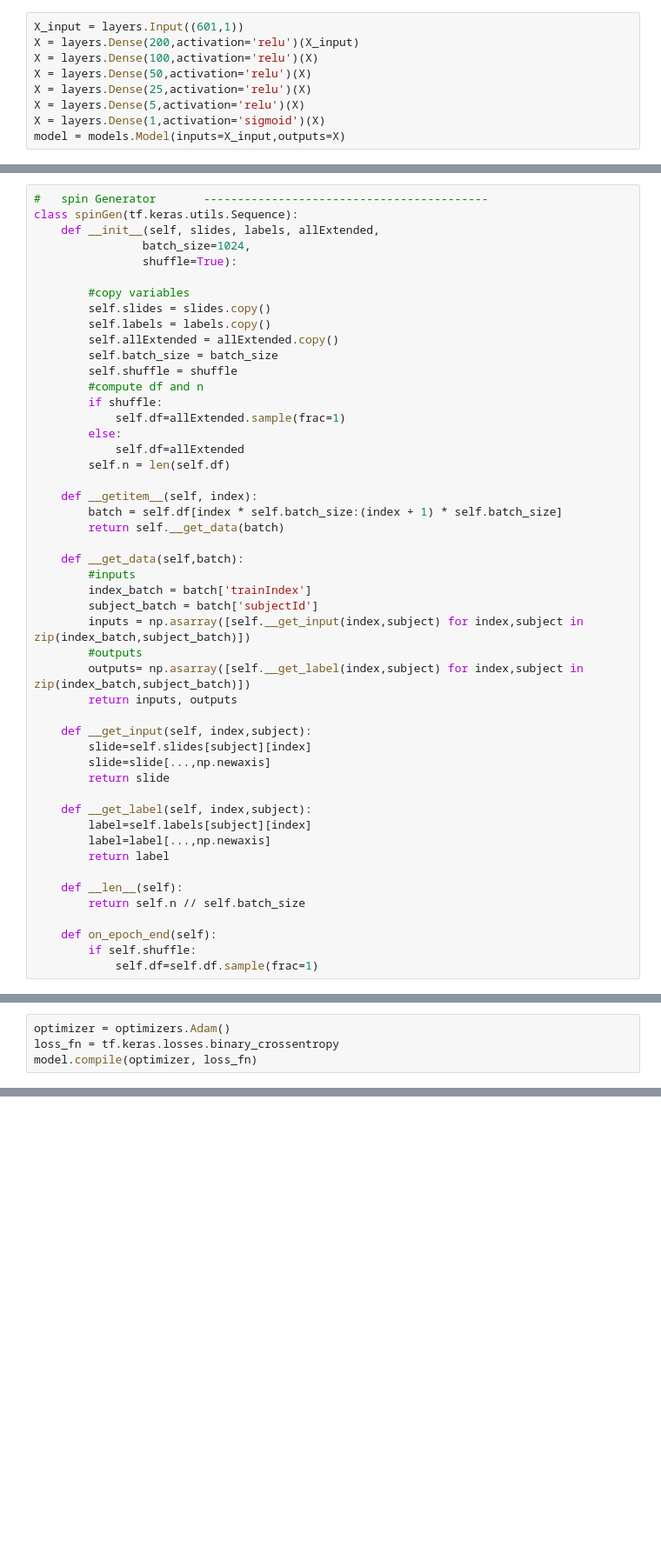
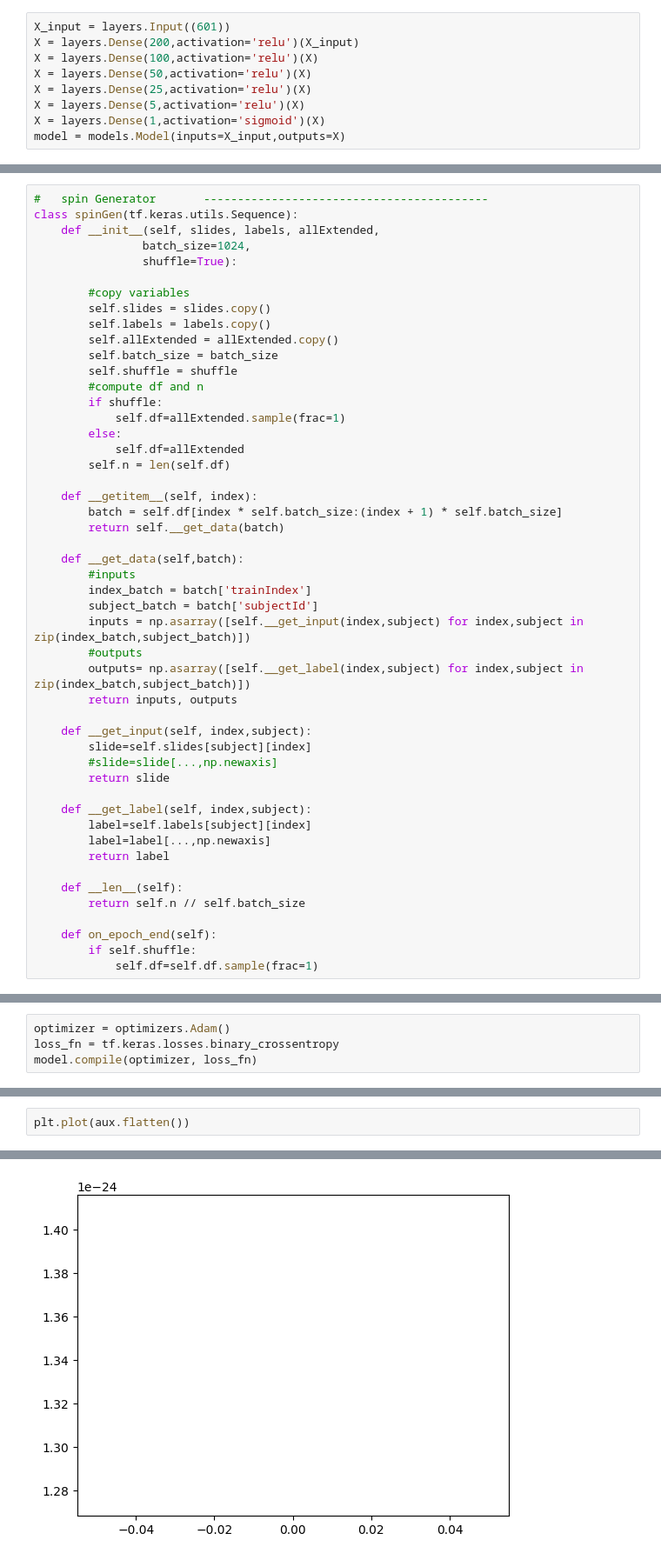
Before and after one commit to quiquegurdiel/SpinCo, a Jupyter notebook: POC001_DL.ipynb, the cells around one changed output, grey strips where cells are left out. Shown at 87% size. Drawn from its saved outputs; the diff is of its cells as text; blank space fills up the shorter version.

```diff
--- a/POC001_DL.ipynb
+++ b/POC001_DL.ipynb
@@ -227,7 +227,7 @@ from tensorflow.keras import layers
 from tensorflow.keras import models
 from tensorflow.keras import optimizers
 # %%
-X_input = layers.Input((601,1))
+X_input = layers.Input((601))
 X = layers.Dense(200,activation='relu')(X_input)
 X = layers.Dense(100,activation='relu')(X)
 X = layers.Dense(50,activation='relu')(X)
@@ -296,7 +296,7 @@ class spinGen(tf.keras.utils.Sequence):
 
     def __get_input(self, index,subject):
         slide=self.slides[subject][index]
-        slide=slide[...,np.newaxis]
+        #slide=slide[...,np.newaxis]
         return slide
 
     def __get_label(self, index,subject):
@@ -330,0 +375,3 @@ history = model.fit(spinGen(slides,labels,allExtended),epochs=1)
+# %%
+plt.plot(aux.flatten())
+# %% [output]
@@ -330,0 +379 @@ history = model.fit(spinGen(slides,labels,allExtended),epochs=1)
+[figure, added]
```
Also changed, not shown: parts of 11 cells of this notebook, 1 other file.
